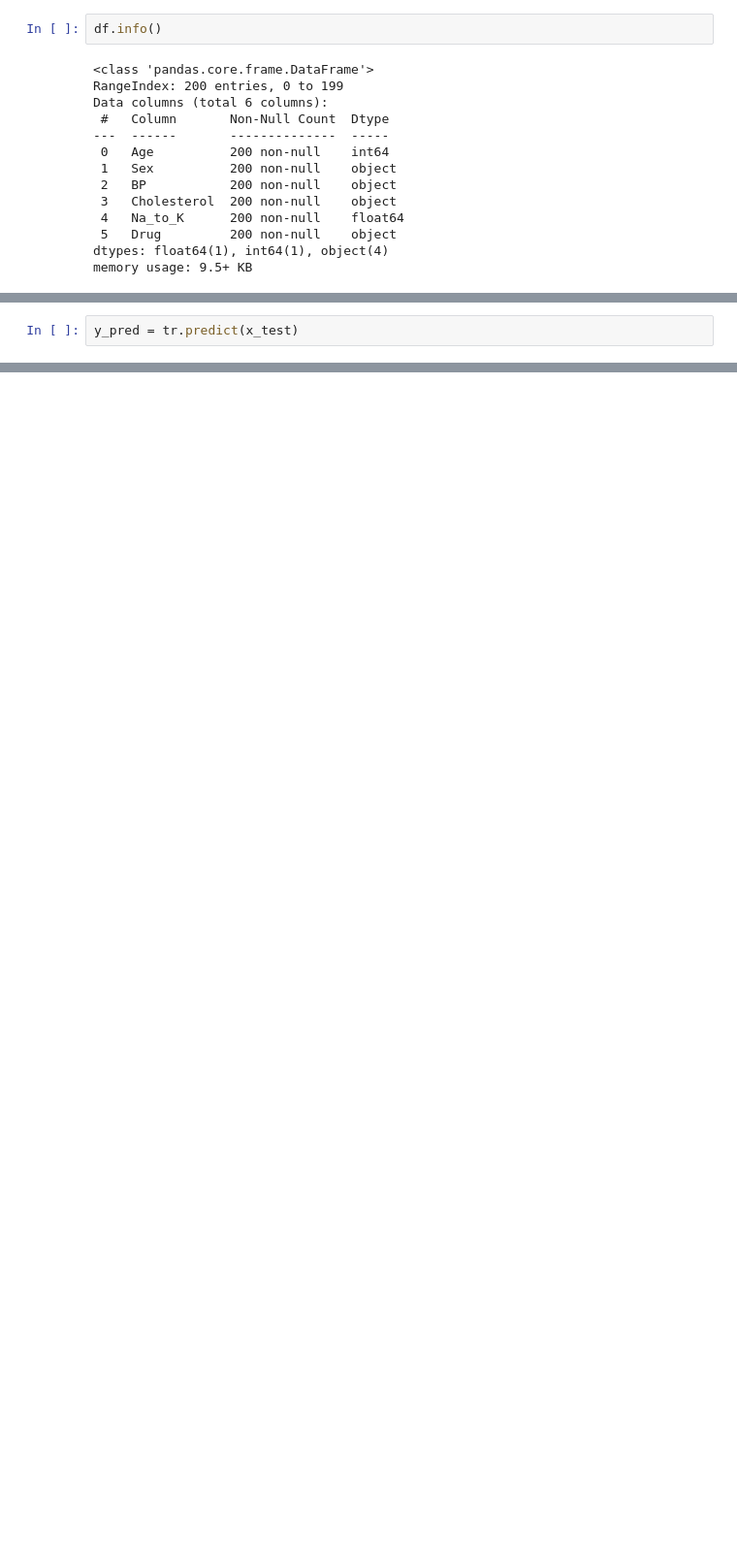
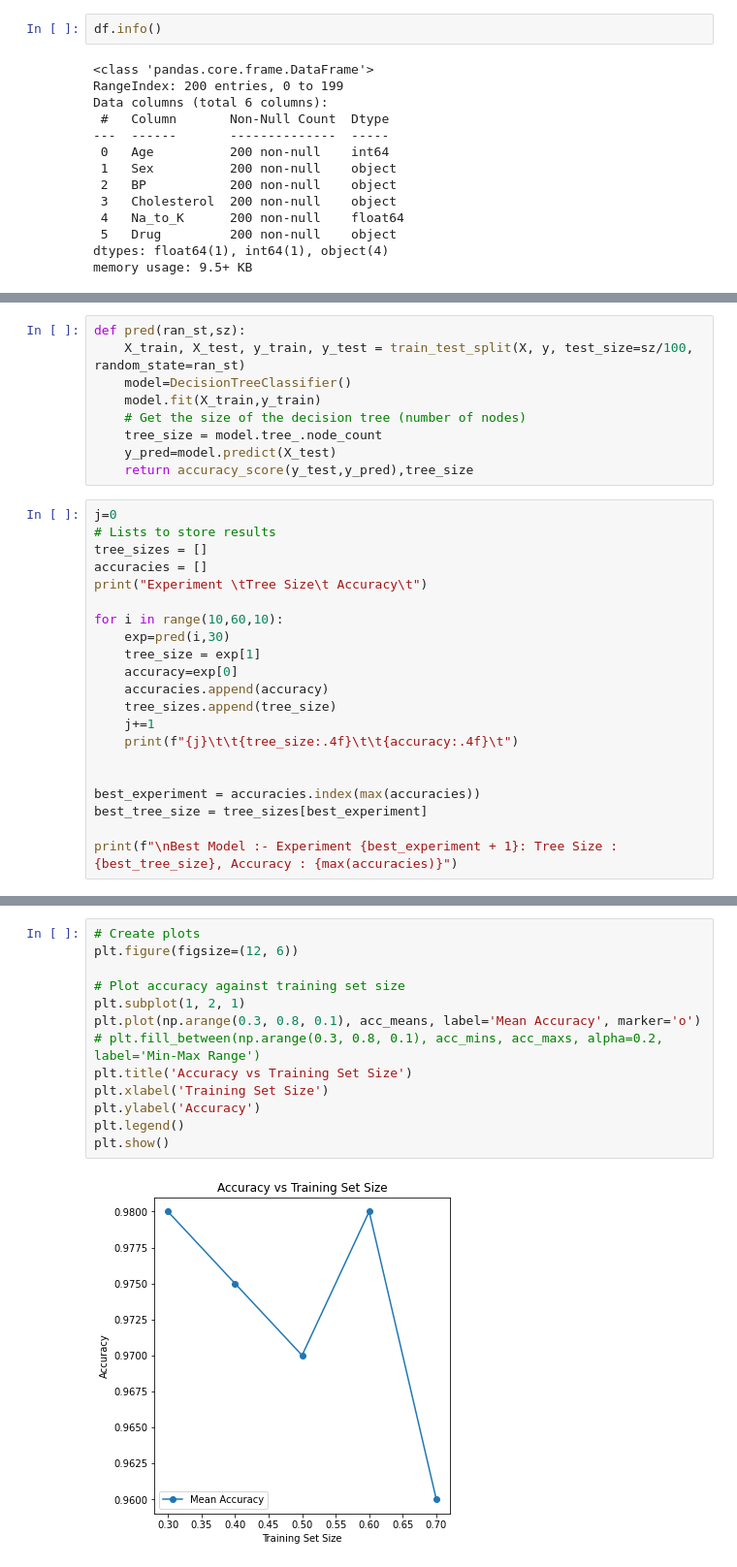
Before and after one commit to Mena-Adel20/decision-tree, a Jupyter notebook: dt.ipynb, the cells around one changed output, grey strips where cells are left out. Shown at 97% size. Saved outputs shown, nothing was run; the diff lists cells and outputs as text; blank space fills up the shorter version.

```diff
--- a/dt.ipynb
+++ b/dt.ipynb
@@ -128,2 +127,0 @@ DecisionTreeClassifier()
-# %%
-y_pred = tr.predict(x_test)
@@ -308,0 +128,30 @@ plt.show()
+# %%
+def pred(ran_st,sz):
+    X_train, X_test, y_train, y_test = train_test_split(X, y, test_size=sz/100, random_state=ran_st)
+    model=DecisionTreeClassifier()
+    model.fit(X_train,y_train)
+    # Get the size of the decision tree (number of nodes)
+    tree_size = model.tree_.node_count
+    y_pred=model.predict(X_test)
+    return accuracy_score(y_test,y_pred),tree_size
+# %%
+j=0
+# Lists to store results
+tree_sizes = []
+accuracies = []
+print("Experiment \tTree Size\t Accuracy\t")
+
+for i in range(10,60,10):
+    exp=pred(i,30)
+    tree_size = exp[1]
+    accuracy=exp[0]
+    accuracies.append(accuracy)
+    tree_sizes.append(tree_size)
+    j+=1
+    print(f"{j}\t\t{tree_size:.4f}\t\t{accuracy:.4f}\t")
+
+
+best_experiment = accuracies.index(max(accuracies))
+best_tree_size = tree_sizes[best_experiment]
+
+print(f"\nBest Model :- Experiment {best_experiment + 1}: Tree Size : {best_tree_size}, Accuracy : {max(accuracies)}")
@@ -308,0 +221,15 @@ plt.show()
+# %%
+# Create plots
+plt.figure(figsize=(12, 6))
+
+# Plot accuracy against training set size
+plt.subplot(1, 2, 1)
+plt.plot(np.arange(0.3, 0.8, 0.1), acc_means, label='Mean Accuracy', marker='o')
+# plt.fill_between(np.arange(0.3, 0.8, 0.1), acc_mins, acc_maxs, alpha=0.2, label='Min-Max Range')
+plt.title('Accuracy vs Training Set Size')
+plt.xlabel('Training Set Size')
+plt.ylabel('Accuracy')
+plt.legend()
+plt.show()
+# %% [output]
+[figure, added]
```
Also changed, not shown: parts of 30 cells of this notebook.
